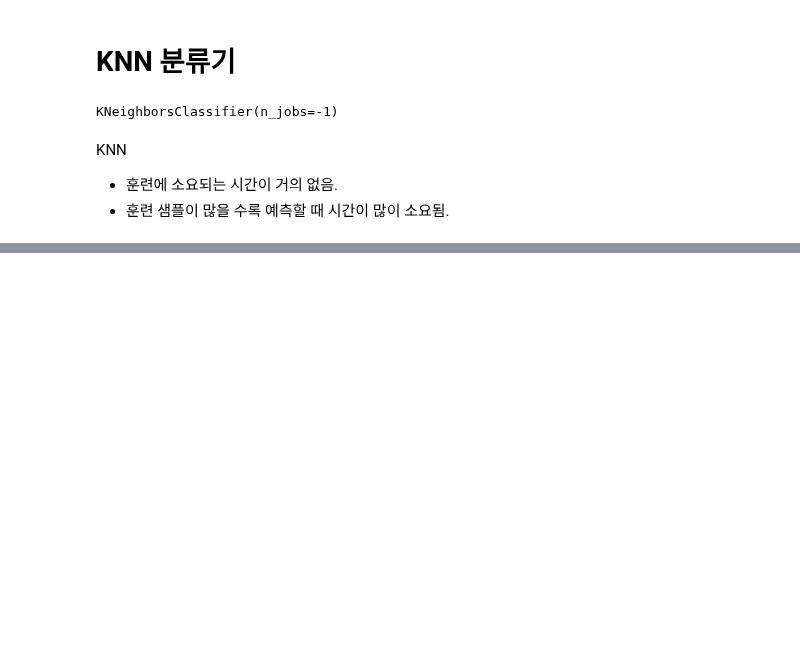
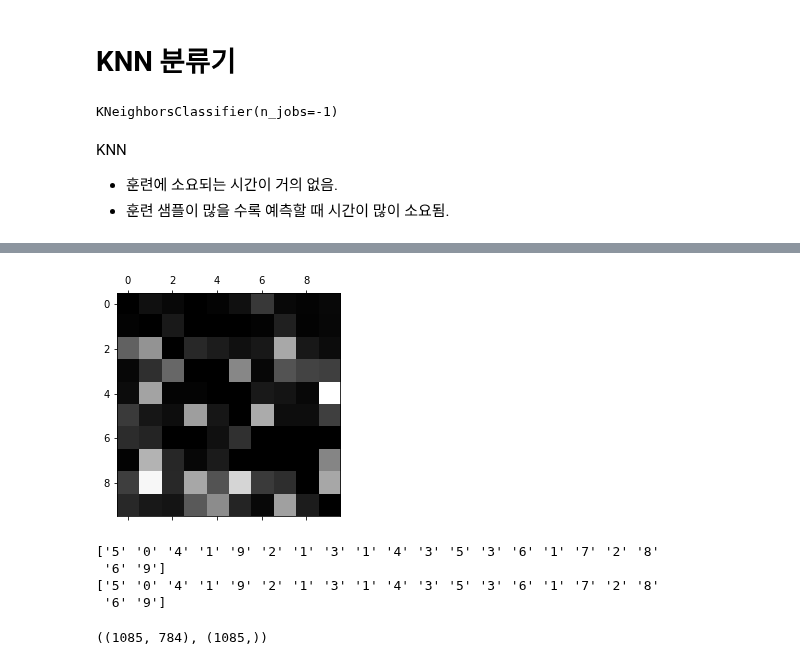
Before and after one commit to JakeOh/202110_itw_lab_python, a Jupyter notebook: ml12_image_classification.ipynb, the cells around one changed output, grey strips where cells are left out. Drawn from its saved outputs; the diff is of its cells as text; code cells hidden in the pictures; blank space fills up the shorter version.

```diff
--- a/ml12_image_classification.ipynb
+++ b/ml12_image_classification.ipynb
@@ -162,0 +194,13 @@ KNN
+# %%
+plt.matshow(conf_mat_normed, cmap=plt.cm.gray)
+plt.show()
+# %% [output]
+[figure, added]
+# %%
+print(y_train[:20])
+print(train_pred[:20])
+# %% [output]
+['5' '0' '4' '1' '9' '2' '1' '3' '1' '4' '3' '5' '3' '6' '1' '7' '2' '8'
+ '6' '9']
+['5' '0' '4' '1' '9' '2' '1' '3' '1' '4' '3' '5' '3' '6' '1' '7' '2' '8'
+ '6' '9']
@@ -162,0 +211,4 @@ KNN
+# %%
+X_wrong.shape, y_wrong.shape
+# %% [output]
+((1085, 784), (1085,))
```
Also changed, not shown: parts of 18 cells of this notebook.
